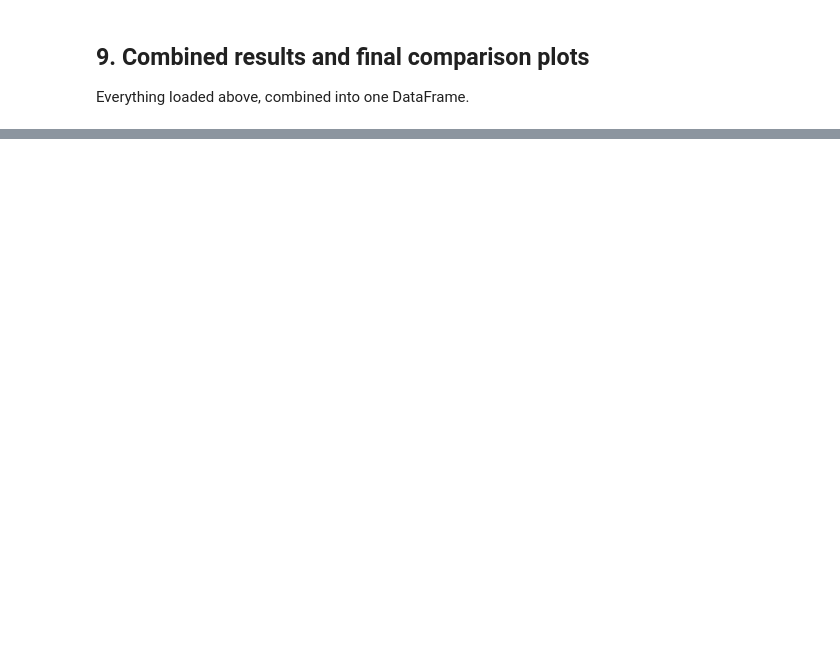
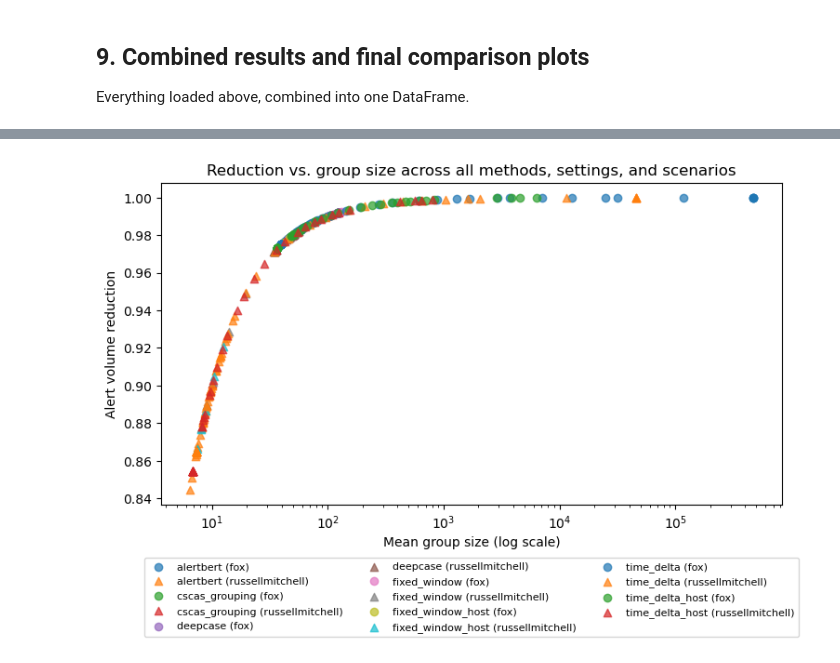
Before and after one commit to annaneliaa/msc-thesis, a Jupyter notebook: src/thesis/notebooks/baselines/grouping_comparison.ipynb, the cells around one changed output, grey strips where cells are left out. Saved outputs shown, nothing was run; the diff lists cells and outputs as text; code cells hidden in the pictures; blank space fills up the shorter version.

```diff
--- a/src/thesis/notebooks/baselines/grouping_comparison.ipynb
+++ b/src/thesis/notebooks/baselines/grouping_comparison.ipynb
@@ -445,0 +539,30 @@ else:
+# %%
+if all_results_df.empty:
+    print("[skip] no results loaded -- run the baseline scripts first")
+else:
+    # Final plot 1: reduction vs mean group size, all methods overlaid,
+    # split by scenario (marker shape) so a method that performs very
+    # differently on fox vs russellmitchell doesn't get silently averaged
+    # away. This is the key tradeoff plot -- high reduction from one giant
+    # group is not the same achievement as high reduction from many
+    # well-formed groups.
+    fig, ax = plt.subplots(figsize=(8, 5.5))
+
+    for (method_name, scenario), group in all_results_df.groupby(["method", "scenario"]):
+        agg = group.groupby("param", as_index=False)[["reduction", "group_size_mean"]].mean()
+        ax.scatter(
+            agg["group_size_mean"], agg["reduction"],
+            label=f"{method_name} ({scenario})",
+            marker=SCENARIO_MARKERS.get(scenario, "o"),
+            alpha=0.7,
+        )
+
+    ax.set_xscale("log")
+    ax.set_xlabel("Mean group size (log scale)")
+    ax.set_ylabel("Alert volume reduction")
+    ax.set_title("Reduction vs. group size across all methods, settings, and scenarios")
+    ax.legend(loc="upper center", bbox_to_anchor=(0.5, -0.15), ncol=3, fontsize=8)
+    plt.tight_layout()
+    plt.show()
+# %% [output]
+[figure, added]
```
Also changed, not shown: parts of 22 cells of this notebook, 16 other files.
